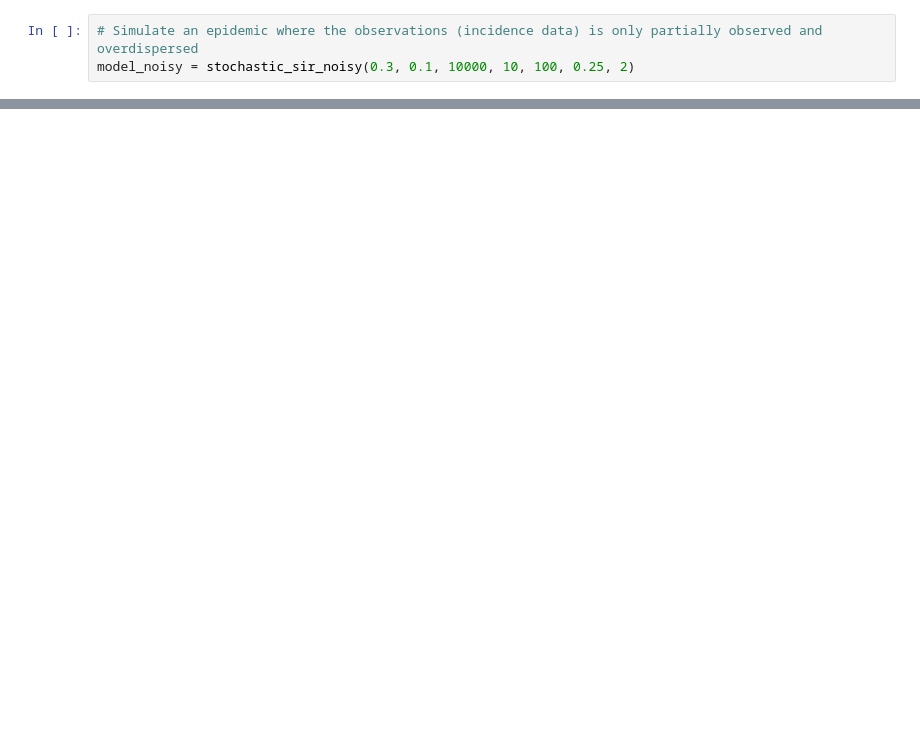
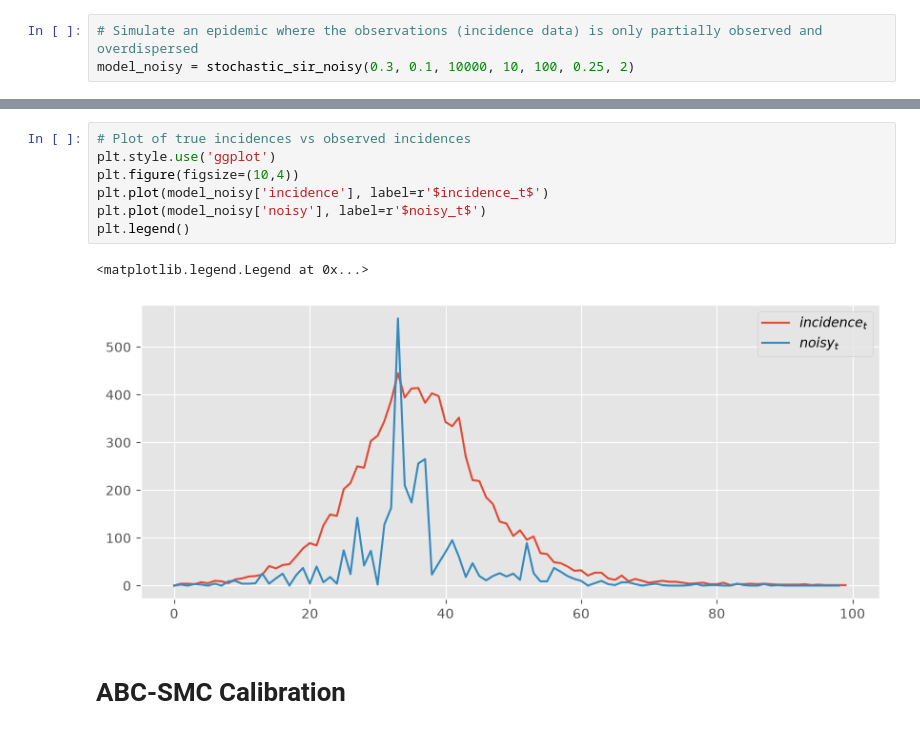
Before and after one commit to 19386928-oss/SIR_Model, a Jupyter notebook: src/Epydemix/ABC_SMC_Noisy.ipynb, the cells around one changed output, grey strips where cells are left out. Saved outputs shown, nothing was run; the diff lists cells and outputs as text; blank space fills up the shorter version.

Commit message:
SMC Calibration

```diff
--- a/src/Epydemix/ABC_SMC_Noisy.ipynb
+++ b/src/Epydemix/ABC_SMC_Noisy.ipynb
@@ -34,0 +55,12 @@ observed_noisy = model_noisy['noisy']
+# %%
+# Plot of true incidences vs observed incidences
+plt.style.use('ggplot')
+plt.figure(figsize=(10,4))
+plt.plot(model_noisy['incidence'], label=r'$incidence_t$')
+plt.plot(model_noisy['noisy'], label=r'$noisy_t$')
+plt.legend()
+# %% [output]
+<matplotlib.legend.Legend at 0x...>
+[figure, added]
+# %% [markdown]
+# ABC-SMC Calibration
```
Also changed, not shown: parts of 10 cells of this notebook.
